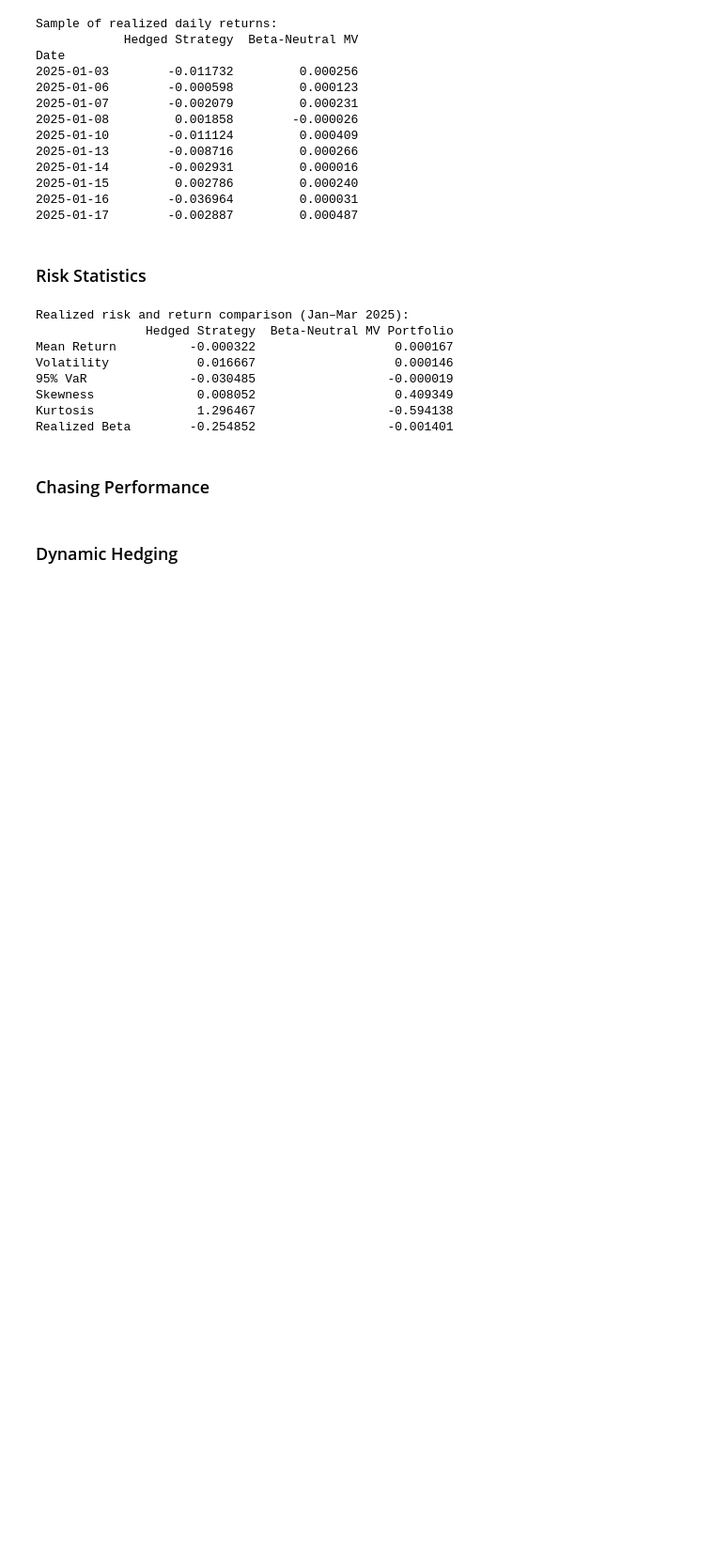
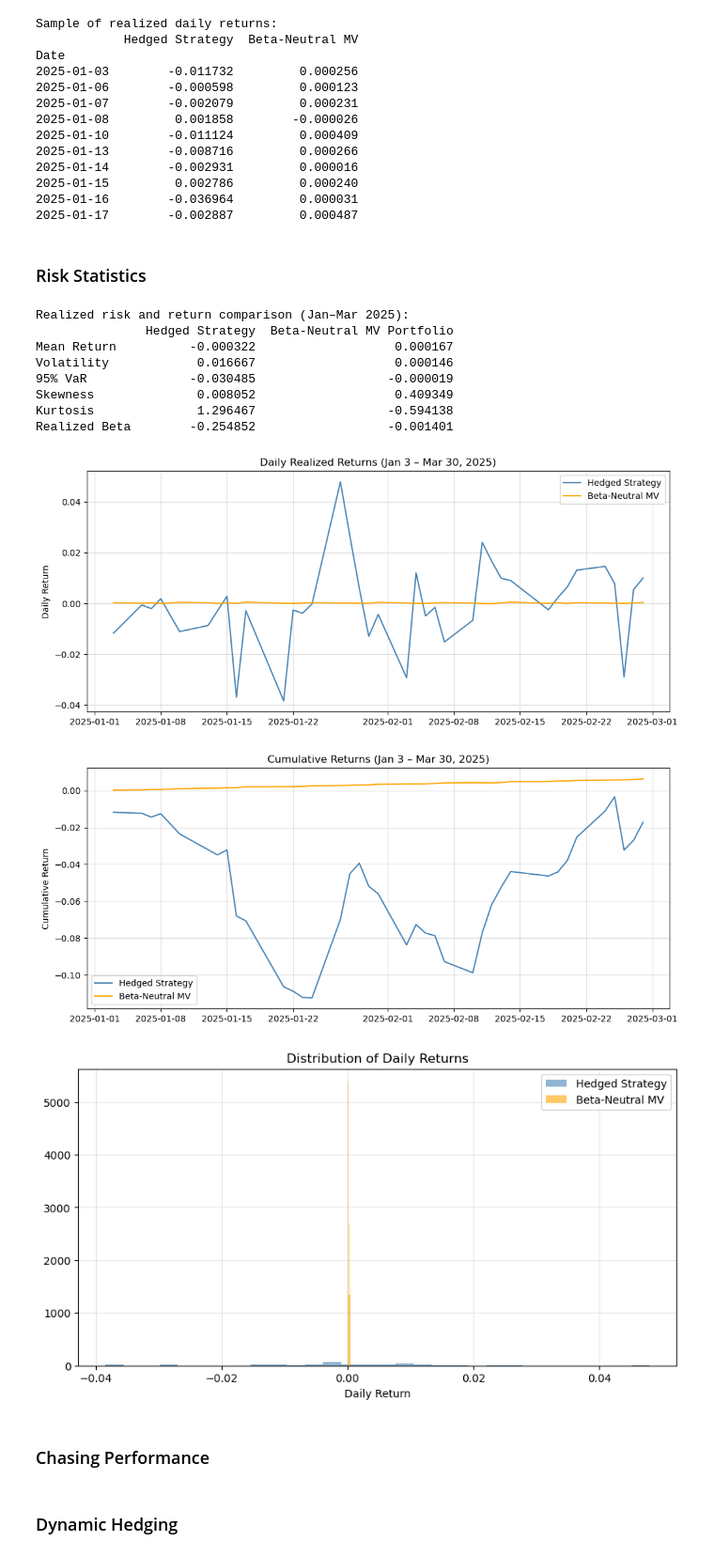
Before and after one commit to vamsyvrishank/Dynamic-Beta-Hedging-Model, a Jupyter notebook: source/model.ipynb, the cells around one changed output. Shown at 94% size. Saved outputs shown, nothing was run; the diff lists cells and outputs as text; code cells hidden in the pictures; blank space fills up the shorter version.

```diff
--- a/source/model.ipynb
+++ b/source/model.ipynb
@@ -380,6 +423,50 @@ Volatility            0.016667                   0.000146
 Skewness              0.008052                   0.409349
 Kurtosis              1.296467                  -0.594138
 Realized Beta        -0.254852                  -0.001401
+# %%
+
+# Time Series of Daily Returns
+
+plt.figure(figsize=(12,5))
+plt.plot(R_hedged_strategy, label="Hedged Strategy", color="steelblue")
+plt.plot(R_beta_neutral, label="Beta-Neutral MV", color="orange")
+plt.title("Daily Realized Returns (Jan 3 – Mar 30, 2025)")
+plt.ylabel("Daily Return")
+plt.grid(alpha=0.4)
+plt.legend()
+plt.show()
+
+
+# Cumulative Returns
+
+cum_hedged = (1 + R_hedged_strategy).cumprod() - 1
+cum_beta0  = (1 + R_beta_neutral).cumprod() - 1
+
+plt.figure(figsize=(12,5))
+plt.plot(cum_hedged, label="Hedged Strategy", color="steelblue")
+plt.plot(cum_beta0, label="Beta-Neutral MV", color="orange")
+plt.title("Cumulative Returns (Jan 3 – Mar 30, 2025)")
+plt.ylabel("Cumulative Return")
+plt.grid(alpha=0.4)
+plt.legend()
+plt.show()
+
+
+
+#  Distribution of Realized Returns
+
+plt.figure(figsize=(10,5))
+plt.hist(R_hedged_strategy, bins=30, alpha=0.6, label="Hedged Strategy", color="steelblue", density=True)
+plt.hist(R_beta_neutral, bins=30, alpha=0.6, label="Beta-Neutral MV", color="orange", density=True)
+plt.title("Distribution of Daily Returns")
+plt.xlabel("Daily Return")
+plt.grid(alpha=0.3)
+plt.legend()
+plt.show()
+# %% [output]
+[figure, added]
+[figure, added]
+[figure, added]
 # %% [markdown]
 ### Chasing Performance
 # %%
```
Also changed, not shown: parts of 1 cell of this notebook.
